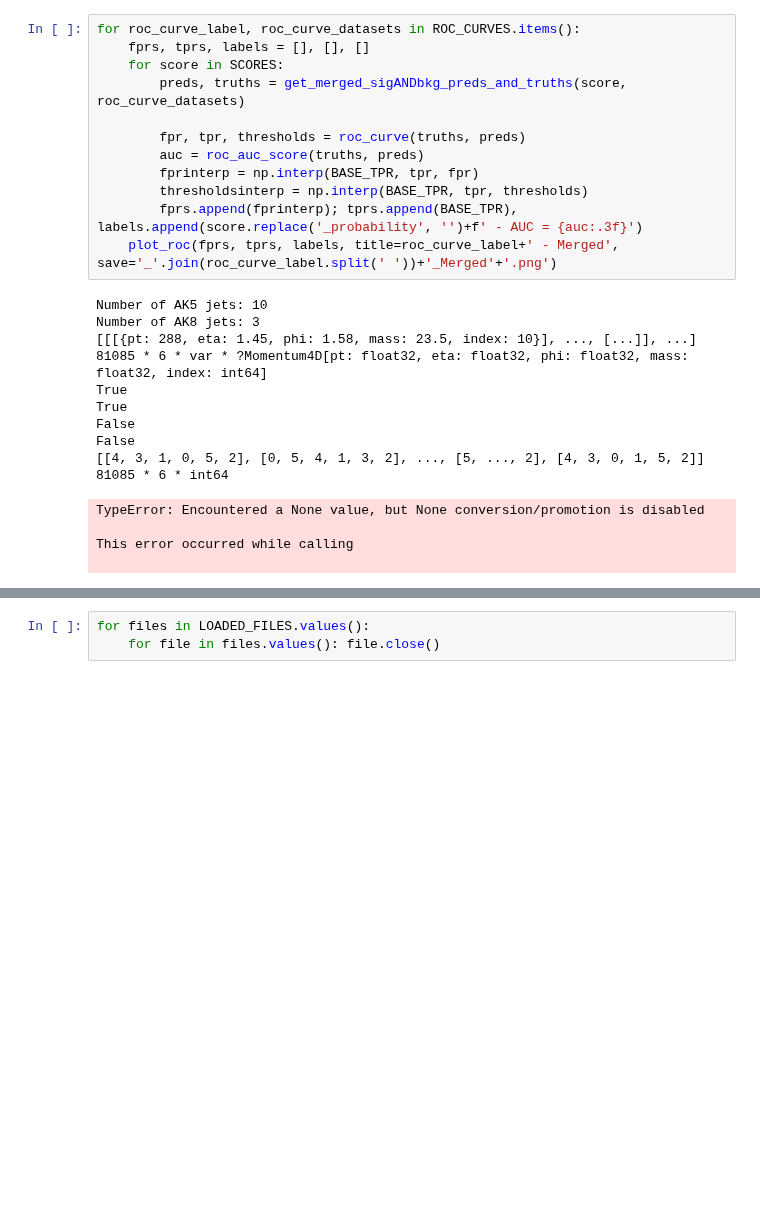
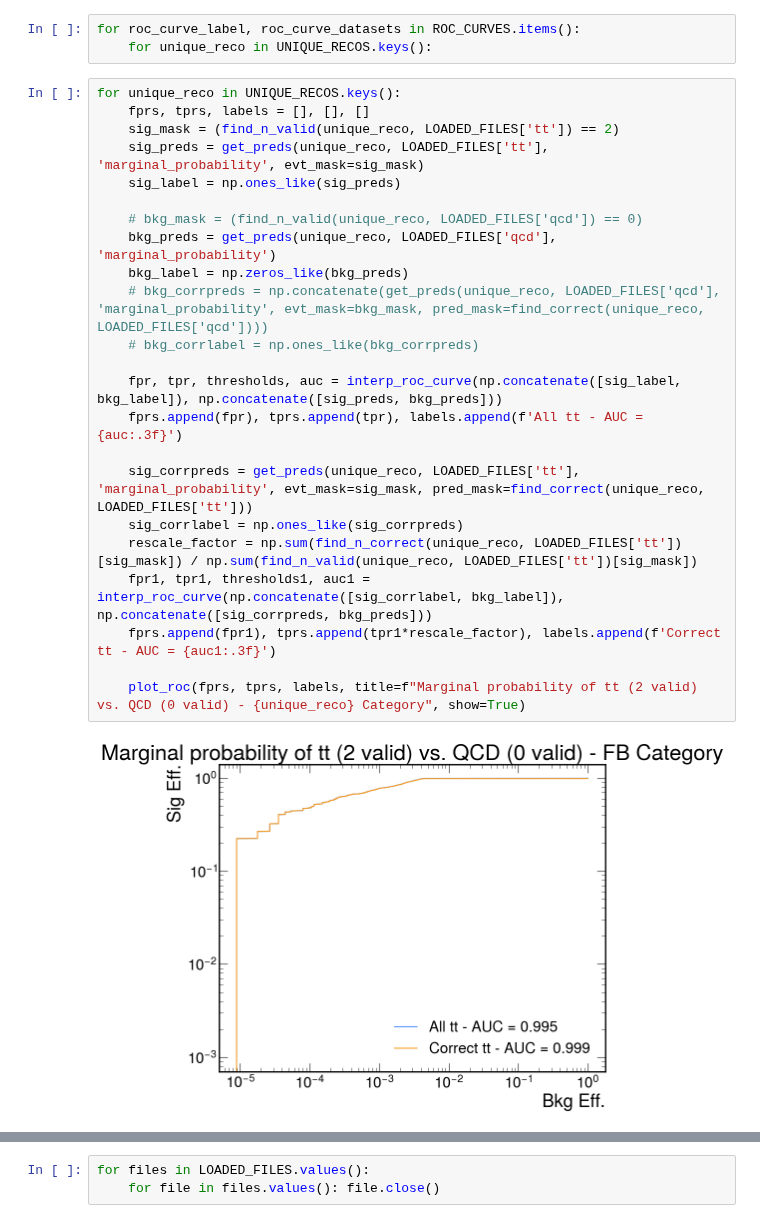
Before and after one commit to tcoulvert/SPAtop, a Jupyter notebook: src/analysis/make_rocs.ipynb, the cells around one changed output, grey strips where cells are left out. Cells and saved outputs as stored; diff of their text form; blank space fills up the shorter version.

Commit message:
changed the way to compute roc curves

```diff
--- a/src/analysis/make_rocs.ipynb
+++ b/src/analysis/make_rocs.ipynb
@@ -250,27 +170,28 @@ def get_merged_sigANDbkg_preds_and_truths(score: str, roc_curve_datasets: dict[s
-# %%
-for roc_curve_label, roc_curve_datasets in ROC_CURVES.items():
-    fprs, tprs, labels = [], [], []
-    for score in SCORES:
-        preds, truths = get_merged_sigANDbkg_preds_and_truths(score, roc_curve_datasets)
-
-        fpr, tpr, thresholds = roc_curve(truths, preds)
-        auc = roc_auc_score(truths, preds)
-        fprinterp = np.interp(BASE_TPR, tpr, fpr)
-        thresholdsinterp = np.interp(BASE_TPR, tpr, thresholds)
-        fprs.append(fprinterp); tprs.append(BASE_TPR), labels.append(score.replace('_probability', '')+f' - AUC = {auc:.3f}')
-    plot_roc(fprs, tprs, labels, title=roc_curve_label+' - Merged', save='_'.join(roc_curve_label.split(' '))+'_Merged'+'.png')
-# %% [output]
-Number of AK5 jets: 10
-Number of AK8 jets: 3
-[[[{pt: 288, eta: 1.45, phi: 1.58, mass: 23.5, index: 10}], ..., [...]], ...]
-81085 * 6 * var * ?Momentum4D[pt: float32, eta: float32, phi: float32, mass: float32, index: int64]
-True
-True
-False
-False
-[[4, 3, 1, 0, 5, 2], [0, 5, 4, 1, 3, 2], ..., [5, ..., 2], [4, 3, 0, 1, 5, 2]]
-81085 * 6 * int64
-TypeError: Encountered a None value, but None conversion/promotion is disabled
-
-This error occurred while calling
-
+# %%
+for roc_curve_label, roc_curve_datasets in ROC_CURVES.items():
+    for unique_reco in UNIQUE_RECOS.keys():
+# %%
+for unique_reco in UNIQUE_RECOS.keys():
+    fprs, tprs, labels = [], [], []
+    sig_mask = (find_n_valid(unique_reco, LOADED_FILES['tt']) == 2)
+    sig_preds = get_preds(unique_reco, LOADED_FILES['tt'], 'marginal_probability', evt_mask=sig_mask)
+    sig_label = np.ones_like(sig_preds)
+
+    # bkg_mask = (find_n_valid(unique_reco, LOADED_FILES['qcd']) == 0)
+    bkg_preds = get_preds(unique_reco, LOADED_FILES['qcd'], 'marginal_probability')
+    bkg_label = np.zeros_like(bkg_preds)
+    # bkg_corrpreds = np.concatenate(get_preds(unique_reco, LOADED_FILES['qcd'], 'marginal_probability', evt_mask=bkg_mask, pred_mask=find_correct(unique_reco, LOADED_FILES['qcd'])))
+    # bkg_corrlabel = np.ones_like(bkg_corrpreds)
+
+    fpr, tpr, thresholds, auc = interp_roc_curve(np.concatenate([sig_label, bkg_label]), np.concatenate([sig_preds, bkg_preds]))
+    fprs.append(fpr), tprs.append(tpr), labels.append(f'All tt - AUC = {auc:.3f}')
+
+    sig_corrpreds = get_preds(unique_reco, LOADED_FILES['tt'], 'marginal_probability', evt_mask=sig_mask, pred_mask=find_correct(unique_reco, LOADED_FILES['tt']))
+    sig_corrlabel = np.ones_like(sig_corrpreds)
+    rescale_factor = np.sum(find_n_correct(unique_reco, LOADED_FILES['tt'])[sig_mask]) / np.sum(find_n_valid(unique_reco, LOADED_FILES['tt'])[sig_mask])
+    fpr1, tpr1, thresholds1, auc1 = interp_roc_curve(np.concatenate([sig_corrlabel, bkg_label]), np.concatenate([sig_corrpreds, bkg_preds]))
+    fprs.append(fpr1), tprs.append(tpr1*rescale_factor), labels.append(f'Correct tt - AUC = {auc1:.3f}')
+
+    plot_roc(fprs, tprs, labels, title=f"Marginal probability of tt (2 valid) vs. QCD (0 valid) - {unique_reco} Category", show=True)
+# %% [output]
+[figure, added]
```
Also changed, not shown: parts of 14 cells of this notebook, 1 other file.
